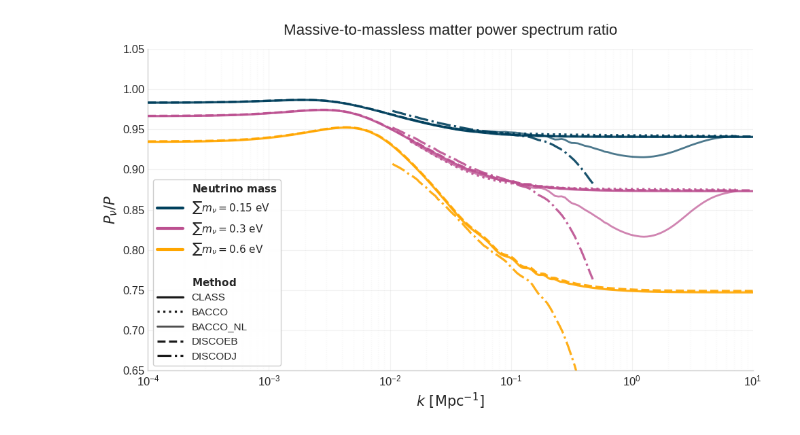
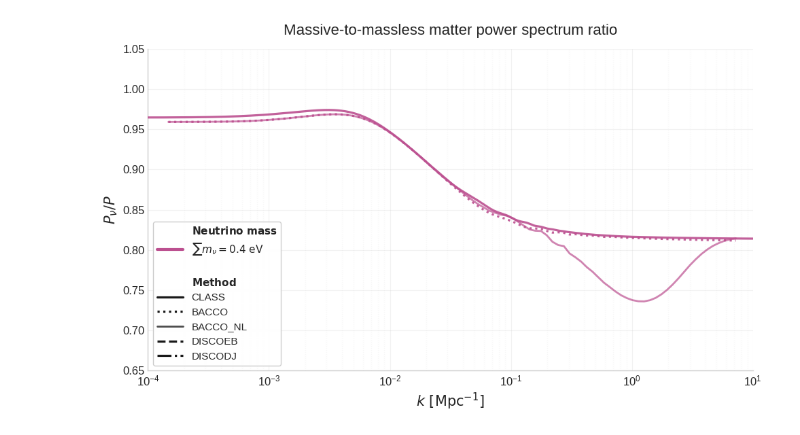
Before and after one commit to Xantyos13/DISCO-DJ, a Jupyter notebook: Neutrinos/Comparaison.ipynb, the cells around one changed output. Cells and saved outputs as stored; diff of their text form; code cells hidden in the pictures.

```diff
--- a/Neutrinos/Comparaison.ipynb
+++ b/Neutrinos/Comparaison.ipynb
@@ -7,6 +7,8 @@ import numpy as np
 import matplotlib.pyplot as plt
 from matplotlib.lines import Line2D
 import matplotlib as mpl
+import os
+os.environ["XLA_PYTHON_CLIENT_PREALLOCATE"] = "false"
 
 
 #from mpl_toolkits.axes_grid1.inset_locator import inset_axes, mark_inset
@@ -22,15 +24,15 @@ class_data   = np.load("class_results.npy", allow_pickle=True)
 bacco_data   = np.load("bacco_results.npy", allow_pickle=True)
 bacco_data_nl   = np.load("bacco_results_nl.npy", allow_pickle=True)
 discoeb_data = np.load("discoeb_results.npy", allow_pickle=True)
-discodj_data = np.load("discodj_results.npy", allow_pickle=True)
+#discodj_data = np.load("discodj_results.npy", allow_pickle=True)
 
 
 all_data = (
-    list(class_data)
+      list(class_data)
     + list(bacco_data)
     + list(bacco_data_nl)
-    + list(discoeb_data)
-    + list(discodj_data)
+   # + list(discoeb_data)
+   # + list(discodj_data)
 )
 
 plt.style.use("seaborn-v0_8-whitegrid")
@@ -42,8 +44,8 @@ masses = sorted(set(d["mass"] for d in all_data))
 
 # Much cleaner palette
 mass_colors = {
-    0.15: "#003f5c",  # dark blue
-    0.3: "#bc5090", # magenta
+    0.2: "#003f5c",  # dark blue
+    0.4: "#bc5090", # magenta
     0.6: "#ffa600",  # yellow-orange
 }
 
@@ -172,31 +174,31 @@ combined_handles = [
     Line2D([], [], color='none', label=""),
     Line2D([], [], color='none', label=r"$\bf{Method}$"),
     *method_handles,
 ]
 
 legend = ax.legend(
     handles=combined_handles,
     loc="lower left",
     fontsize=11,
     frameon=True,
     handlelength=2.5,
 )
 
 legend.get_frame().set_alpha(0.95)
 
 # ============================================================
 # TITLE
 # ============================================================
 
 ax.set_title(
     r"Massive-to-massless matter power spectrum ratio",
     fontsize=16,
     pad=15
 )
 
 plt.tight_layout()
 
 #plt.savefig("comp_in25.pgf", bbox_inches="tight")
 plt.show()
 # %% [output]
-[figure, old version]
+[figure, new version]
```
Also changed, not shown: 29 other files.
